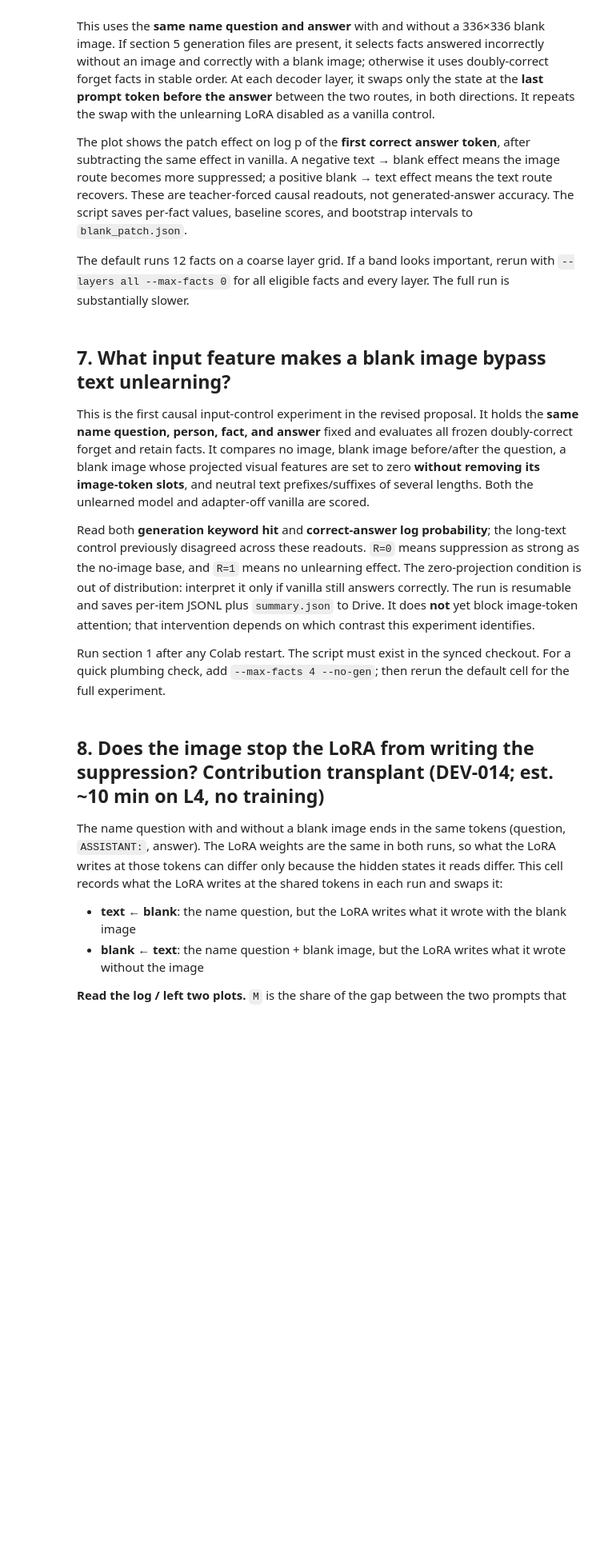
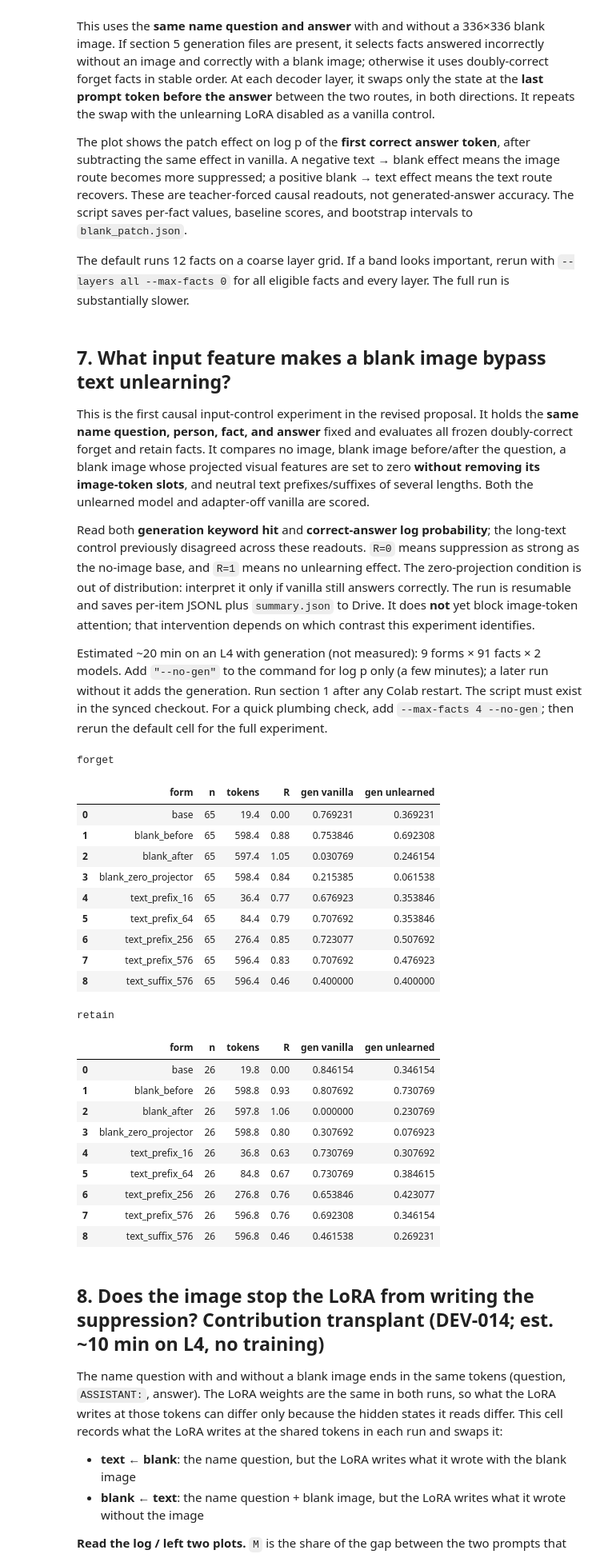
Before and after one commit to xuzhongwm/VLMUnlearn, a Jupyter notebook: colab/run.ipynb, the cells around one changed output. Shown at 80% size. Cells and saved outputs as stored; diff of their text form; code cells hidden in the pictures; blank space fills up the shorter version.

```diff
--- a/colab/run.ipynb
+++ b/colab/run.ipynb
@@ -226,28 +228,53 @@ This is the first causal input-control experiment in the revised proposal. It ho
 
 Read both **generation keyword hit** and **correct-answer log probability**; the long-text control previously disagreed across these readouts. `R=0` means suppression as strong as the no-image base, and `R=1` means no unlearning effect. The zero-projection condition is out of distribution: interpret it only if vanilla still answers correctly. The run is resumable and saves per-item JSONL plus `summary.json` to Drive. It does **not** yet block image-token attention; that intervention depends on which contrast this experiment identifies.
 
-Run section 1 after any Colab restart. The script must exist in the synced checkout. For a quick plumbing check, add `--max-facts 4 --no-gen`; then rerun the default cell for the full experiment.
+Estimated ~20 min on an L4 with generation (not measured): 9 forms × 91 facts × 2 models. Add `"--no-gen"` to the command for log p only (a few minutes); a later run without it adds the generation. Run section 1 after any Colab restart. The script must exist in the synced checkout. For a quick plumbing check, add `--max-facts 4 --no-gen`; then rerun the default cell for the full experiment.
 # %%
 from pathlib import Path
 import json, subprocess
 import pandas as pd
 
 RUN_ID = "umu_npo_rt_txt_lr5e-05_s0"
 STEP = 150
 CONFIG = "configs/llava/umu_npo_rt.yaml"
 REPO = Path("/content/VLMUnlearn")
 SCRIPT = REPO / "scripts/mech_umu_input_cues.py"
 if not SCRIPT.is_file():
-    raise FileNotFoundError(f"{SCRIPT} is missing. Sync the private repo in section 1 first.")
-subprocess.run(["python", str(SCRIPT), "--config", CONFIG, "--run-id", RUN_ID, "--step", str(STEP)], cwd=REPO, check=True)
+    raise FileNotFoundError(f"{SCRIPT} is missing. Sync the repo in section 1 first.")
+subprocess.run(["python", str(SCRIPT), "--config", CONFIG, "--run-id", RUN_ID, "--step", str(STEP),
+                "--batch-txt", "8"],   # 576-token text prefixes + generation: 16 per batch is tight on a 23 GB L4
+               cwd=REPO, check=True)
 RESULT = Path(f"/content/drive/MyDrive/vlm_unlearn/results/llava/mech_umu/{RUN_ID}/step{STEP}/input_cues/summary.json")
 data = json.loads(RESULT.read_text())["summary"]
 for group in ("forget", "retain"):
     print(group)
     display(pd.DataFrame([{"form": form, "n": v["n_facts"], "tokens": round(v["prompt_tokens_mean"], 1),
                            "R": round(v["recovery_R"], 2), "gen vanilla": v["generation_keyword_0"],
                            "gen unlearned": v["generation_keyword_u"]}
                           for form, v in data[group].items()]))
+# %% [output]
+forget
+|  | form | n | tokens | R | gen vanilla | gen unlearned |
+| 0 | base | 65 | 19.4 | 0.00 | 0.769231 | 0.369231 |
+| 1 | blank_before | 65 | 598.4 | 0.88 | 0.753846 | 0.692308 |
+| 2 | blank_after | 65 | 597.4 | 1.05 | 0.030769 | 0.246154 |
+| 3 | blank_zero_projector | 65 | 598.4 | 0.84 | 0.215385 | 0.061538 |
+| 4 | text_prefix_16 | 65 | 36.4 | 0.77 | 0.676923 | 0.353846 |
+| 5 | text_prefix_64 | 65 | 84.4 | 0.79 | 0.707692 | 0.353846 |
+| 6 | text_prefix_256 | 65 | 276.4 | 0.85 | 0.723077 | 0.507692 |
+| 7 | text_prefix_576 | 65 | 596.4 | 0.83 | 0.707692 | 0.476923 |
+| 8 | text_suffix_576 | 65 | 596.4 | 0.46 | 0.400000 | 0.400000 |
+retain
+|  | form | n | tokens | R | gen vanilla | gen unlearned |
+| 0 | base | 26 | 19.8 | 0.00 | 0.846154 | 0.346154 |
+| 1 | blank_before | 26 | 598.8 | 0.93 | 0.807692 | 0.730769 |
+| 2 | blank_after | 26 | 597.8 | 1.06 | 0.000000 | 0.230769 |
+| 3 | blank_zero_projector | 26 | 598.8 | 0.80 | 0.307692 | 0.076923 |
+| 4 | text_prefix_16 | 26 | 36.8 | 0.63 | 0.730769 | 0.307692 |
+| 5 | text_prefix_64 | 26 | 84.8 | 0.67 | 0.730769 | 0.384615 |
+| 6 | text_prefix_256 | 26 | 276.8 | 0.76 | 0.653846 | 0.423077 |
+| 7 | text_prefix_576 | 26 | 596.8 | 0.76 | 0.692308 | 0.346154 |
+| 8 | text_suffix_576 | 26 | 596.8 | 0.46 | 0.461538 | 0.269231 |
 # %% [markdown]
 ## 8. Does the image stop the LoRA from writing the suppression? Contribution transplant (DEV-014; est. ~10 min on L4, no training)
 
```
Also changed, not shown: parts of 9 cells of this notebook, 4 other files.
